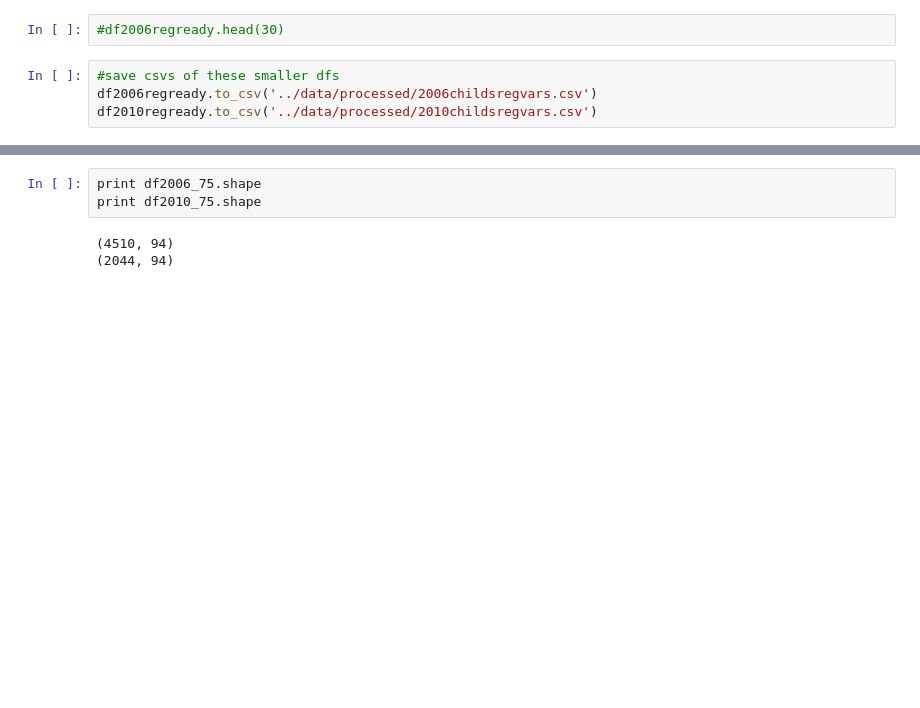
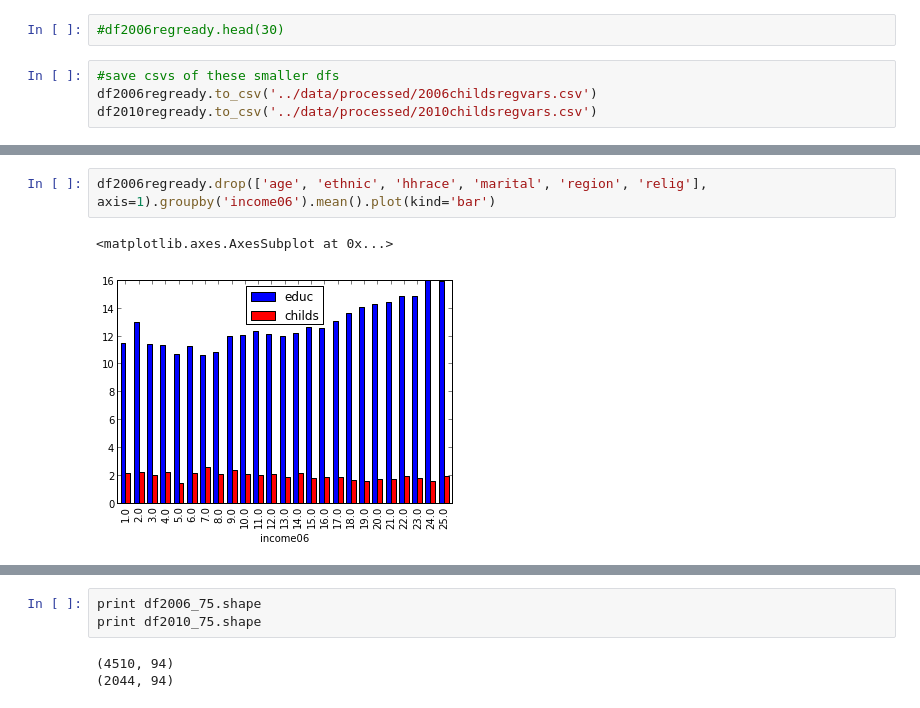
Before and after one commit to bchnge/columbia_datascience_assignment_4, a Jupyter notebook: notebooks/eda_cleanup_charliecatherine.ipynb, the cells around one changed output, grey strips where cells are left out. Saved outputs shown, nothing was run; the diff lists cells and outputs as text; blank space fills up the shorter version.

```diff
--- a/notebooks/eda_cleanup_charliecatherine.ipynb
+++ b/notebooks/eda_cleanup_charliecatherine.ipynb
@@ -211,0 +219,5 @@ df2010regready.to_csv('../data/processed/2010childsregvars.csv')
+# %%
+df2006regready.drop(['age', 'ethnic', 'hhrace', 'marital', 'region', 'relig'], axis=1).groupby('income06').mean().plot(kind='bar')
+# %% [output]
+<matplotlib.axes.AxesSubplot at 0x...>
+[figure, added]
```
Also changed, not shown: parts of 7 cells of this notebook.
